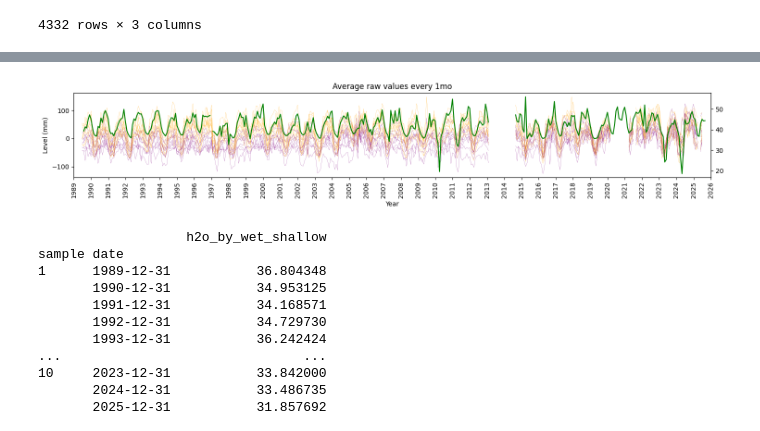
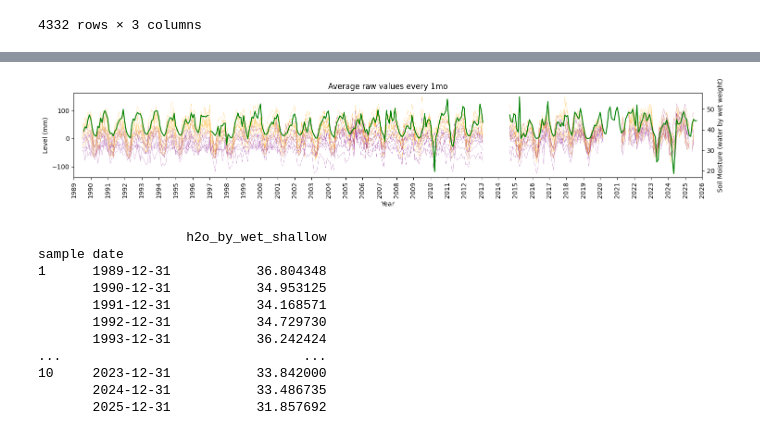
Before and after one commit to gmcginnis/info-698-capstone, a Jupyter notebook: 01_eda.ipynb, the cells around one changed output, grey strips where cells are left out. Drawn from its saved outputs; the diff is of its cells as text; code cells hidden in the pictures.

Commit message:
Removed two extra soil sample points

```diff
--- a/01_eda.ipynb
+++ b/01_eda.ipynb
@@ -630,3 +658,5 @@ Name: h2o_by_wet, dtype: int64
+# %%
+data_soil_shallow = data_soil_shallow[data_soil_shallow['sample'].astype('int').isin(list(range(1, 10+1, 1)))]
 # %% [markdown]
 ### Additional CHART Removals
 
@@ -1054,7 +1097,7 @@ fig, ax = plt.subplots(figsize=(15, 3))
 
 ax2 = ax.twinx()
 # zord = 1
-for category, group_df in united_soil_mini.groupby('sample'):
+for category, group_df in united_soil_mini.groupby('sample', observed=True):
     # ax2.plot(group_df.index, group_df['h2o_by_wet_shallow'], label=category, alpha=0.5, color='orange', linewidth = 0.25, zord = 1)
     ax2.plot(group_df.index, group_df['h2o_by_wet_shallow'], label=category, alpha=0.75, color='orange', linewidth = 0.25)
     # zord += 1
@@ -1068,32 +1111,33 @@ for category, group_df in united_soil_mini.groupby('sample'):
 ax.plot(data_sumstats.index, data_sumstats['mean'], color = 'green')
 
 # ax.plot(data_sumstats.index, data_sumstats['mean'], color = 'green', label = "Mean")
 # Ribbon for standard deviation
 # ax.fill_between(data_sumstats.index, data_sumstats['mean']-data_sumstats['std'], data_sumstats['mean']+data_sumstats['std'], color = 'aquamarine', label = "std")
 ax.set_xlabel("Year")
 ax.set_ylabel("Level (mm)")
+ax2.set_ylabel("Soil Moisture (water by wet weight)")
 ax.set_title("Average raw values every 1mo")
 # ax.set_ylim(bottom = 0)
 ax.set_xlim(left = dt.date(1989, 1, 1), right = dt.date(2026, 1, 1))
 ax.xaxis.set_major_locator(mdates.YearLocator(month = 1)) # Show ticks at start of year
 plt.xticks(rotation = 90)
 plt.setp(ax.get_xticklabels(), rotation=90)
 plt.tight_layout()
 plt.grid(axis = 'x', which = 'major')
 # plt.legend(loc = 'upper right')
 # Truncate plot
 # ax.set_ylim(bottom = 0, top = 250)
 
 # Set moisture plot to back
 ax2.set_zorder(1)
 # Set mean line to be in front
 ax.set_zorder(2)
 # Change background of mean line plot transparent
 ax.patch.set_visible(False)
 
 plt.show()
 
 del fig, ax#, zord
 # %% [output]
-[figure, old version]
+[figure, new version]
 # %%
```
Also changed, not shown: parts of 6 cells of this notebook.
